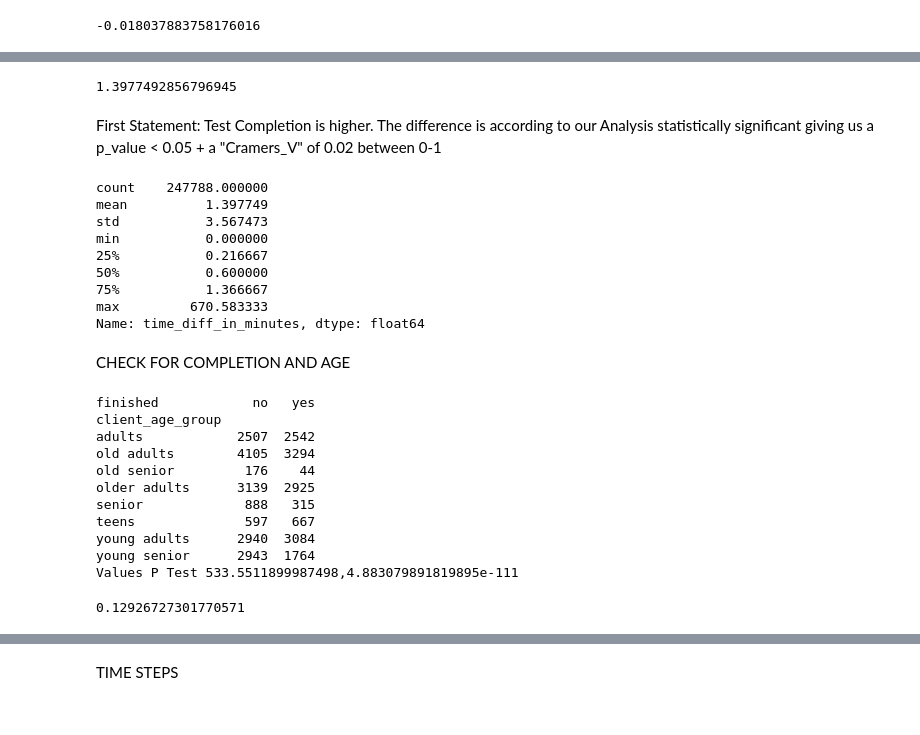
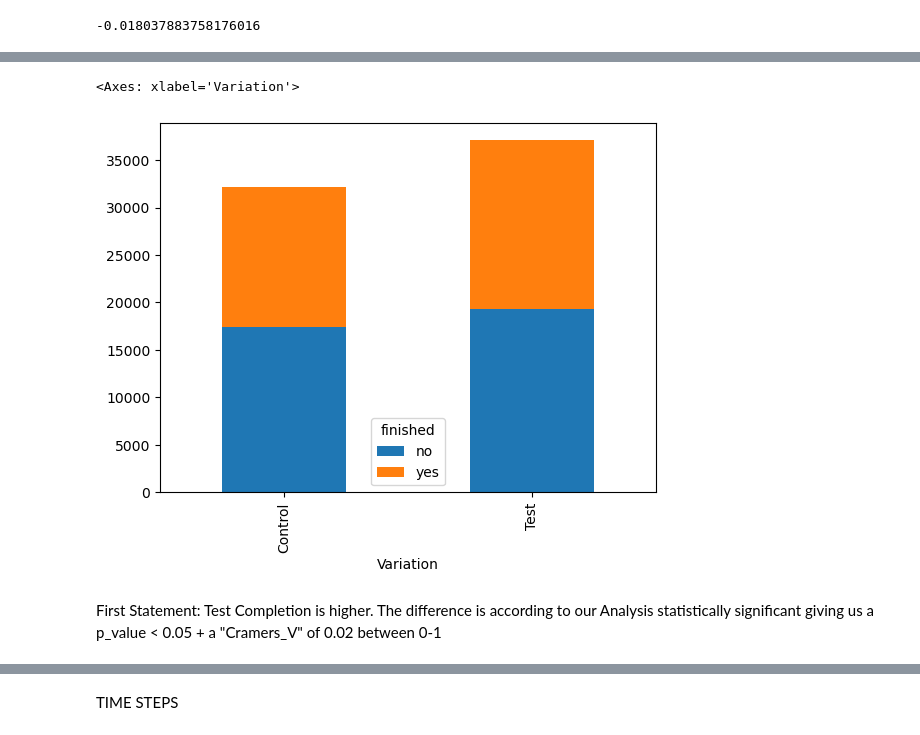
Before and after one commit to BigKawa/LinhSandraNeu, a Jupyter notebook: Datasets.ipynb, the cells around one changed output, grey strips where cells are left out. Cells and saved outputs as stored; diff of their text form; code cells hidden in the pictures.

```diff
--- a/Datasets.ipynb
+++ b/Datasets.ipynb
@@ -446,44 +365,7 @@ st.contingency.association(df_small_crosstab, method="cramer")
-# %%
-df_concat_joined_sorted.time_diff_in_minutes.mean()
-# %% [output]
-1.3977492856796945
+# %%
+df_small_crosstab.plot(kind="bar", stacked=True)
+# %% [output]
+<Axes: xlabel='Variation'>
+[figure, added]
 # %% [markdown]
 First Statement: Test Completion is higher. The difference is according to our Analysis statistically significant giving us a p_value < 0.05 + a "Cramers_V" of 0.02 between 0-1
-# %%
-df_concat_joined_sorted["time_diff_in_minutes"].describe()
-# %% [output]
-count    247788.000000
-mean          1.397749
-std           3.567473
-min           0.000000
-25%           0.216667
-50%           0.600000
-75%           1.366667
-max         670.583333
-Name: time_diff_in_minutes, dtype: float64
-# %% [markdown]
-CHECK FOR COMPLETION AND AGE
-# %%
-# Creating a crosstab for digital Footprint for CONTROL
-
-crosstab_result_control_age = pd.crosstab(df_small[df_small["Variation"] == "Control"]["client_age_group"], df_small[df_small["Variation"] == "Control"]["finished"])
-print(crosstab_result_control_age)
-# Chi Test
-chi2_statistic, chi2_pvalue,_,_= st.chi2_contingency(crosstab_result_control_age)
-print(F"Values P Test {chi2_statistic},{chi2_pvalue}")
-
-# Testing the how strong the dependancy effect
-st.contingency.association(crosstab_result_control_age, method="cramer")
-# %% [output]
-finished            no   yes
-client_age_group
-adults            2507  2542
-old adults        4105  3294
-old senior         176    44
-older adults      3139  2925
-senior             888   315
-teens              597   667
-young adults      2940  3084
-young senior      2943  1764
-Values P Test 533.5511899987498,4.883079891819895e-111
-0.12926727301770571
```
Also changed, not shown: parts of 40 cells of this notebook, 2 other files.
